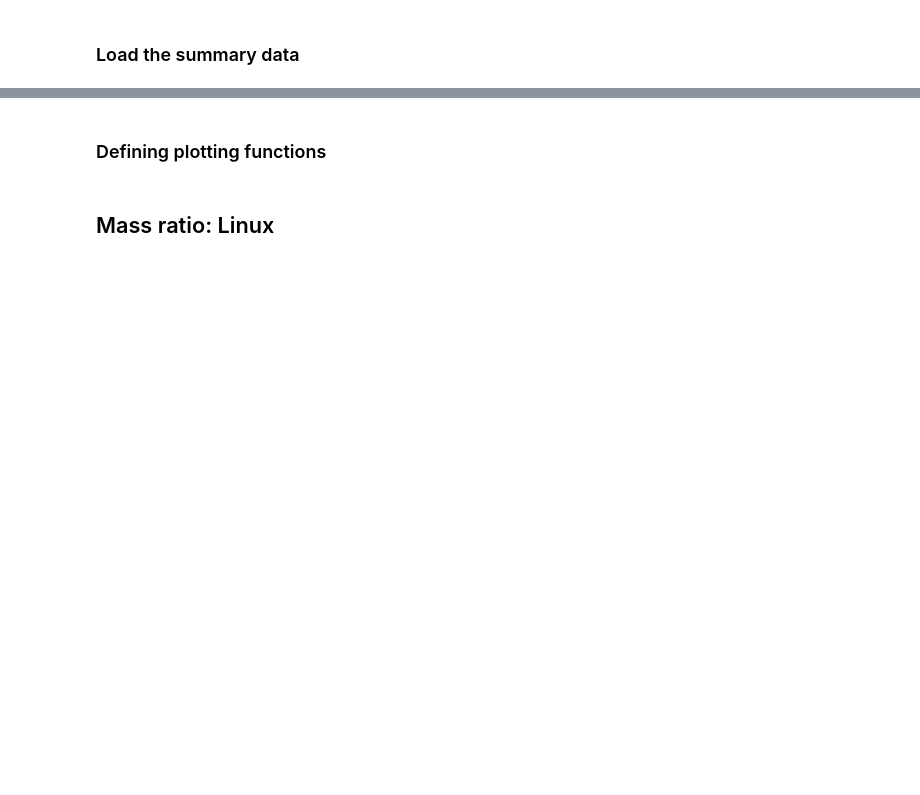
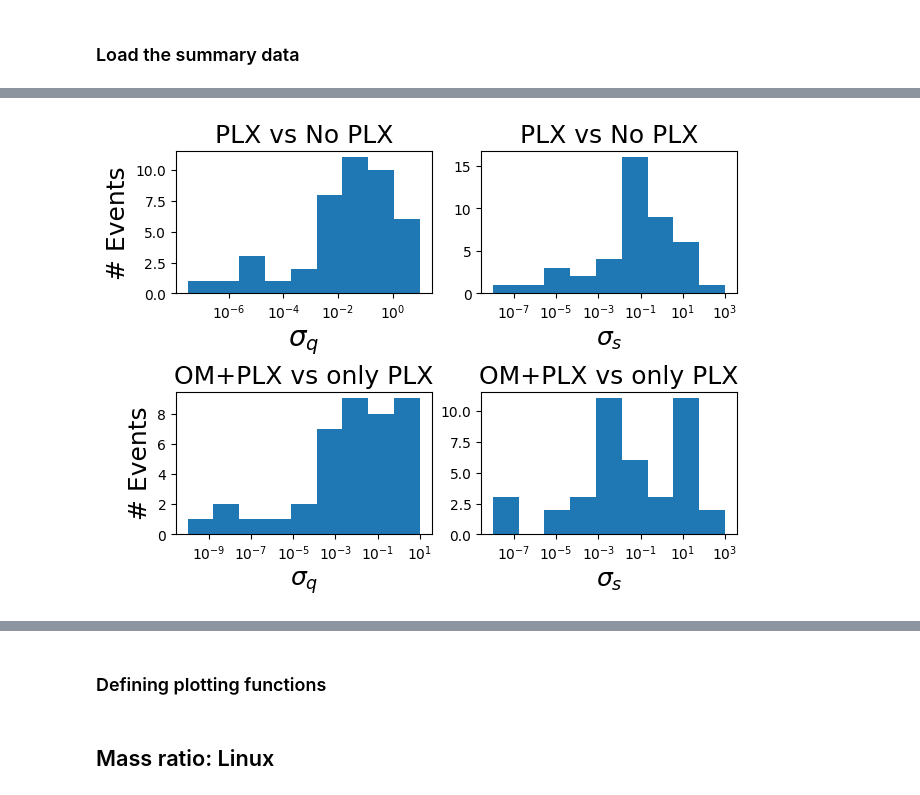
Before and after one commit to stelais/jasmine, a Jupyter notebook: analysis/windows_linux_comparison.ipynb, the cells around one changed output, grey strips where cells are left out. Cells and saved outputs as stored; diff of their text form; code cells hidden in the pictures; blank space fills up the shorter version.

```diff
--- a/analysis/windows_linux_comparison.ipynb
+++ b/analysis/windows_linux_comparison.ipynb
@@ -39,0 +88,35 @@ q_and_s_emu
+# %%
+fig, axs = plt.subplots(2,2,dpi=100,layout='constrained')
+
+ax =axs.flatten()
+bins= np.logspace(-7.5,1,10)
+ax[0].hist(sigq_plx.abs(),bins=bins)
+ax[0].set_xscale('log')
+ax[0].set_xlabel(r'$\sigma_q$',size=20)
+ax[0].set_ylabel('# Events',size=18)
+ax[0].set_title('PLX vs No PLX',size=18)
+
+bins= np.logspace(-8,3,10)
+ax[1].hist(sigs_plx.abs(),bins=bins)
+ax[1].set_xscale('log')
+ax[1].set_xlabel(r'$\sigma_s$',size=18)
+#ax[1].set_ylabel('# Events',size=20)
+ax[1].set_title('PLX vs No PLX',size=18)
+
+
+bins= np.logspace(-10,1,10)
+ax[2].hist(sigq_ob.abs(),bins=bins)
+ax[2].set_xscale('log')
+ax[2].set_xlabel(r'$\sigma_q$',size=18)
+ax[2].set_ylabel('# Events',size=18)
+ax[2].set_title('OM+PLX vs only PLX',size=18)
+
+bins= np.logspace(-8,3,10)
+ax[3].hist(sigs_ob.abs(),bins=bins)
+ax[3].set_xscale('log')
+ax[3].set_xlabel(r'$\sigma_s$',size=18)
+#ax[3].set_ylabel('# Events',size=20)
+ax[3].set_title('OM+PLX vs only PLX',size=18)
+plt.savefig('/Users/jmbrashe/VBBOrbital/datachallengesigma.png')
+# %% [output]
+[figure, added]
```
Also changed, not shown: parts of 9 cells of this notebook, 2 other files.
